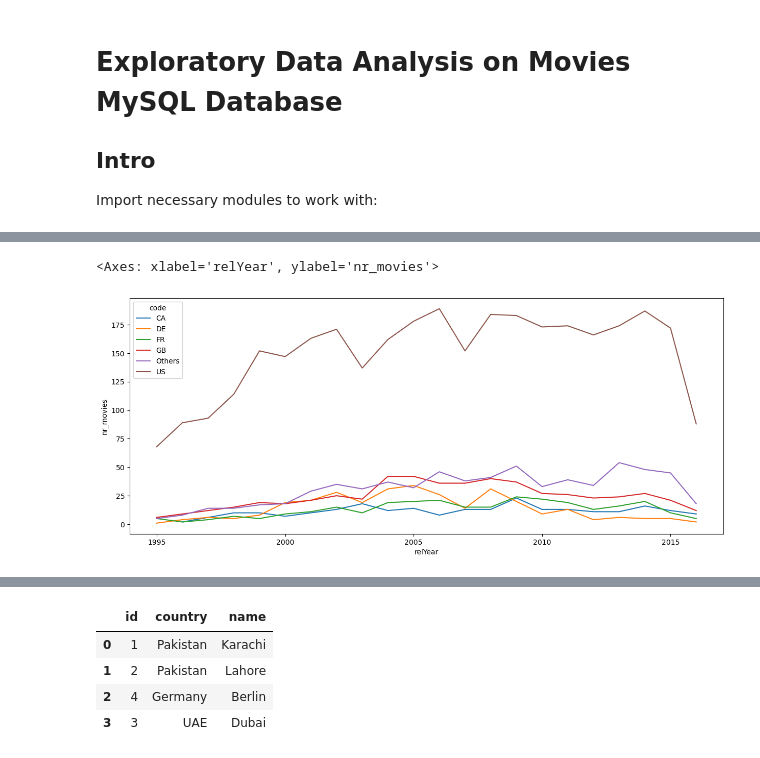
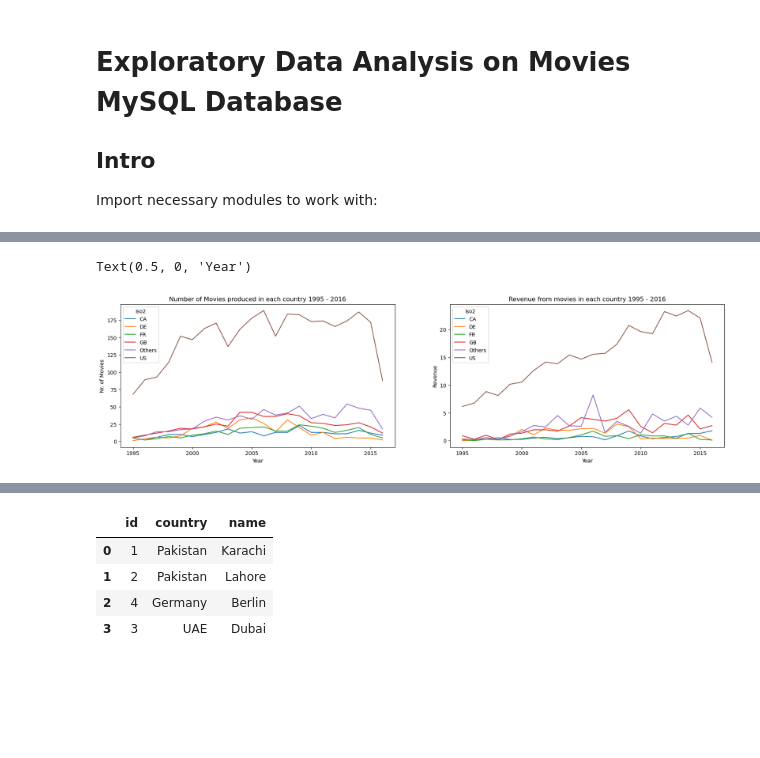
Before and after one commit to RazvanCretu/Exploratory-DA, a Jupyter notebook: test.ipynb, the cells around one changed output, grey strips where cells are left out. Saved outputs shown, nothing was run; the diff lists cells and outputs as text; code cells hidden in the pictures; blank space fills up the shorter version.

```diff
--- a/test.ipynb
+++ b/test.ipynb
@@ -15,37 +15,49 @@ import seaborn as sns
 # %%
 movies = connect(
     host="localhost",
     user="root",
     password="admin",
     database="movies"
 )
 cursor = movies.cursor()
 
 QUERY = '''
 SELECT (CASE when country_iso_code in ('US','GB','DE','FR','CA') then country_iso_code else "Others"
-    END) as code,
+    END) as iso2,
     year(release_date) as relYear,
-    COUNT(DISTINCT title) as nr_movies
+    COUNT(DISTINCT title) as nr_movies,
+    ROUND(SUM(revenue) / 1000000000,2) as revenue
 FROM movie m
 LEFT JOIN production_country pc
 ON m.movie_id = pc.movie_id
 LEFT JOIN country c
 ON pc.country_id = c.country_id
 WHERE
-	country_name IS NOT NULL
+	country_name IS NOT NULL AND
+    year(release_date) >= 1995
 GROUP BY (CASE when country_iso_code in ('US','GB','DE','FR','CA') then country_iso_code else "Others" END), year(release_date)
 ORDER BY 2 DESC;
 '''
 
 cursor.execute(QUERY)
 
 df = pd.DataFrame(list(cursor), columns=cursor.column_names)
 
-plt.figure(figsize=(15,6))
-sns.lineplot(df[df['relYear'] >= 1995], x='relYear', y="nr_movies", hue='code' )
+fig, axes = plt.subplots(1,2,figsize=(21,5))
+# fig.suptitle("Tips by time of day", fontsize='x-large', fontweight='bold')
+
+sns.lineplot(df, x='relYear', y="nr_movies", hue='iso2', ax=axes[0])
+axes[0].set_title("Number of Movies produced in each country 1995 - 2016")
+axes[0].set_ylabel("Nr. of Movies")
+axes[0].set_xlabel("Year")
+
+sns.lineplot(df, x='relYear', y="revenue", hue='iso2', ax=axes[1])
+axes[1].set_title("Revenue from movies in each country 1995 - 2016")
+axes[1].set_ylabel("Revenue")
+axes[1].set_xlabel("Year")
 # %% [output]
-<Axes: xlabel='relYear', ylabel='nr_movies'>
+Text(0.5, 0, 'Year')
-[figure, old version]
+[figure, new version]
 # %%
 def fizzBuzz(n):
     # Write your code here
```
